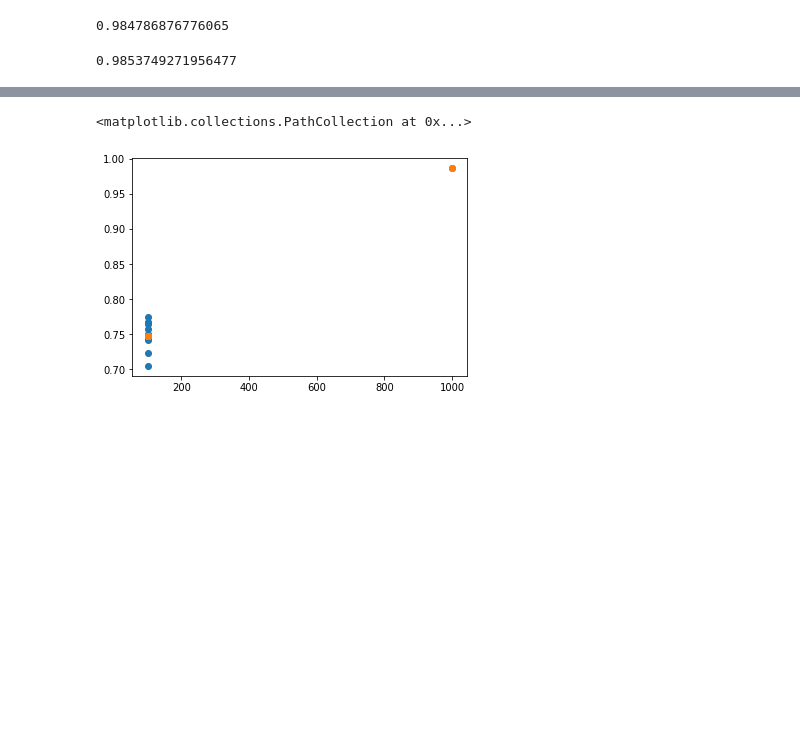
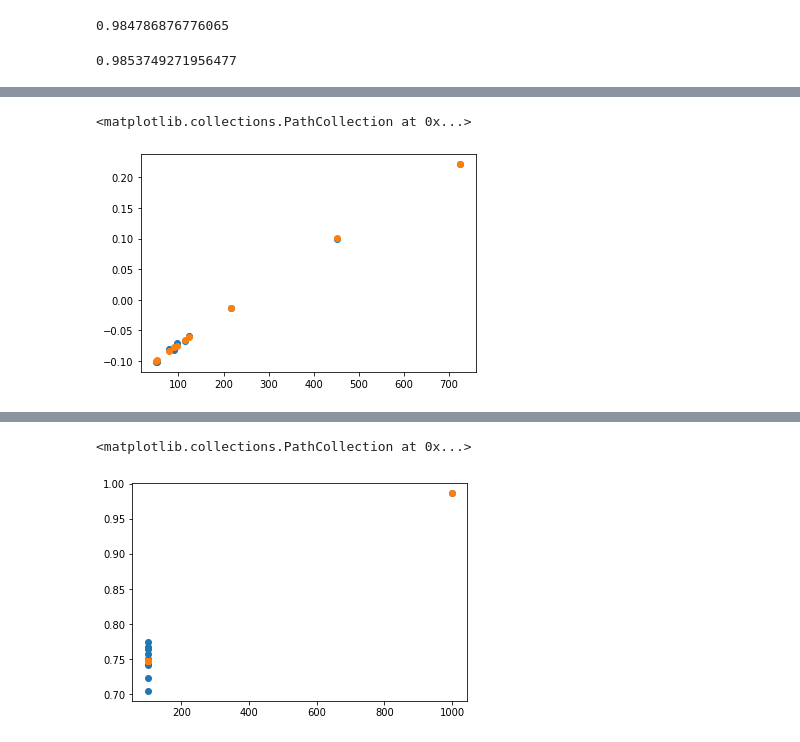
Before and after one commit to rebeku/MultiscaleMixing, a Jupyter notebook: notebooks/DC SBM.ipynb, the cells around one changed output, grey strips where cells are left out. Cells and saved outputs as stored; diff of their text form; code cells hidden in the pictures; blank space fills up the shorter version.

```diff
--- a/notebooks/DC SBM.ipynb
+++ b/notebooks/DC SBM.ipynb
@@ -344 +356,32 @@ array([[0.85316905, 0.83960335, 0.82701056, ..., 0.78218242, 0.77903605,
+# %%
+def truncated_power_law(gamma, k_0, n, rng, size=None):
+    """
+    Generate a sample of size *size* from a power law distribution
+    with mininmum *k_0*, maximum *n*, and power *gamma*
+    """
+    k_0=np.float64(k_0)
+    gamma=np.float64(gamma)
+    n=np.float64(n)
+
+    if size:
+        U = rng.uniform(size=size)
+    else:
+        U = rng.uniform()
+
+    return (
+        (k_0**(1-gamma) -
+             ( k_0**(1-gamma) - n**(1-gamma) ) * U
+        )**(1/(1-gamma))
+    )
+
+
+def powerlaw_partition(gamma, k_0, C, N, rng):
+    sizes = truncated_power_law(gamma,k_0,N/2,rng,size=C)
+    sizes = (N * sizes / sizes.sum()).astype(int)
+
+    # adjust for any count lost in rounding
+    diff = N - sizes.sum()
+    sizes[0] += diff
+
+    return sizes
 # %%
@@ -349 +449,17 @@ array([0.74974058, 0.75050938, 0.75142398, 0.75254437, 0.75396776,
+# %%
+# generate actual network and calculate MSM
+
+E, M = generate_dc_sbm(B, theta, Z, 333)
+assortM, assortT, _ = localAssortF(E,M)
+
+y = []
+
+for i in range(C):
+    y.append(assortT[thresholds[i]:thresholds[i+1]].mean())
+
+plt.scatter(Z.sum(axis=0),y)
+plt.scatter(Z.sum(axis=0),predT)
+# %% [output]
+<matplotlib.collections.PathCollection at 0x...>
+[figure, added]
 # %%
```
Also changed, not shown: parts of 30 cells of this notebook.
